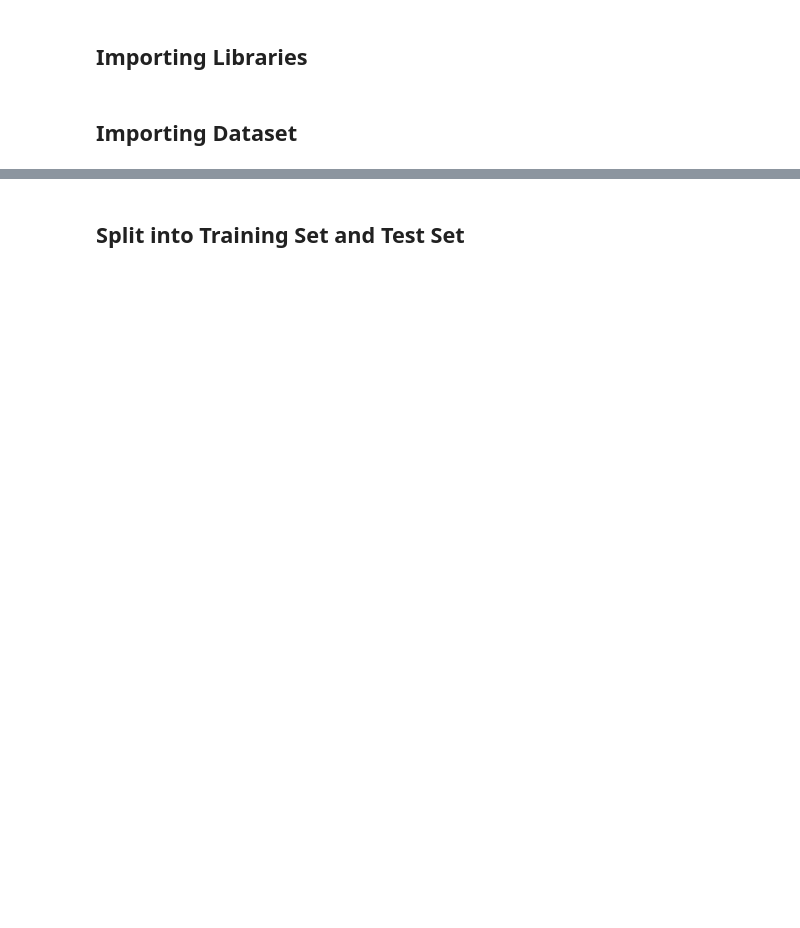
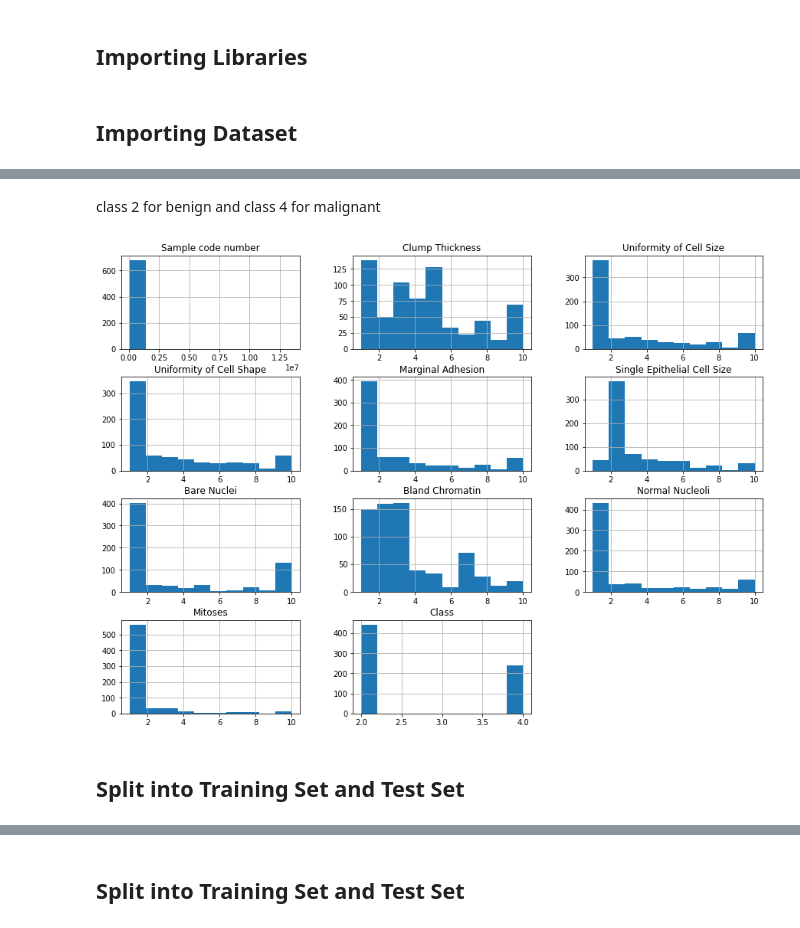
Before and after one commit to aryyawijaya/learn_ML, a Jupyter notebook: Classification/.Project/breast_cancer.ipynb, the cells around one changed output, grey strips where cells are left out. Drawn from its saved outputs; the diff is of its cells as text; code cells hidden in the pictures; blank space fills up the shorter version.

```diff
--- a/Classification/.Project/breast_cancer.ipynb
+++ b/Classification/.Project/breast_cancer.ipynb
@@ -20,2 +85,12 @@ df.head()
+# %% [markdown]
+class 2 for benign and class 4 for malignant
+# %%
+rcParams['figure.figsize'] = 15, 11
+df.hist()
+plt.show()
+# %% [output]
+[figure, added]
+# %% [markdown]
+## Split into Training Set and Test Set
 # %%
 X = df.iloc[:, 1:-1].values
```
Also changed, not shown: parts of 18 cells of this notebook.
